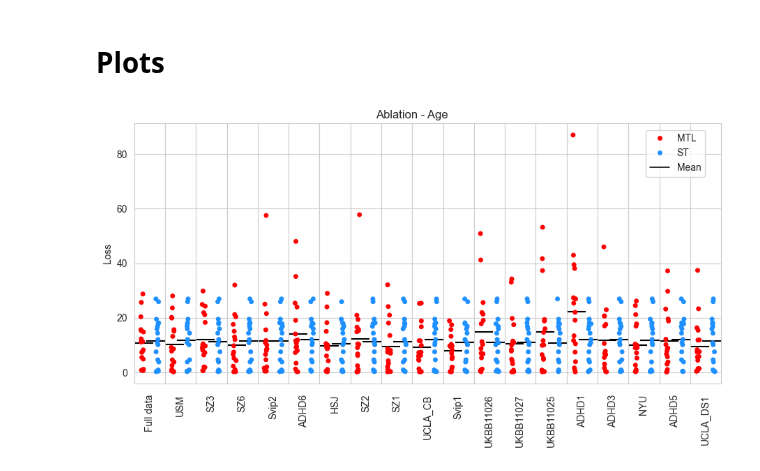
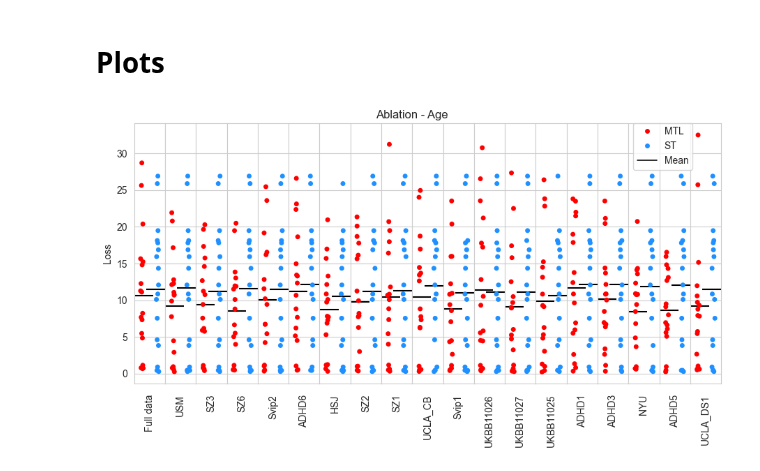
Before and after one commit to harveyaa/neuropsych_mtl, a Jupyter notebook: MTL/reviews/age_sex/age_ablation.ipynb, the cells around one changed output. Saved outputs shown, nothing was run; the diff lists cells and outputs as text; code cells hidden in the pictures.

```diff
--- a/MTL/reviews/age_sex/age_ablation.ipynb
+++ b/MTL/reviews/age_sex/age_ablation.ipynb
@@ -49,11 +49,10 @@ df_st = pd.DataFrame(st_data).mean()
 # %% [markdown]
 # Load Ablation Data
 # %%
-# TODO UPDATE W FULL DATA
 ablation_data = []
 for site in sites:
     folds = []
-    for fold in range(1):
+    for fold in range(5):
         p_parent = os.path.join(p_mtl_abl, f"{site}/fold_{fold}")
         file = [f for f in os.listdir(p_parent) if f[-4:]=='.csv'][0]
         df = pd.read_csv(os.path.join(p_parent,file),index_col=0,header=[0,1])
@@ -107,32 +106,32 @@ for i, case in enumerate(plot_cases):
         abl_case = pd.concat([df_ablation.transpose()[case],pd.Series(18*['mtl'],index=sites)],axis=1,keys=['acc','type'])
         st_drop = pd.concat([df_st.drop(case),pd.Series(18*['baseline'],index=sites)],axis=1,keys=['acc','type'])
 
         df_master = pd.concat([abl_case,st_drop]).reset_index()
 
         sns.stripplot(data=df_master, x='type',y='acc',hue='type',ax=ax[i],legend=False,palette=colors)
 
         ax[i].scatter('mtl',df_master[df_master['type']=='mtl']['acc'].mean(),color='black',marker='_',sizes=[500])
         ax[i].scatter('baseline',df_master[df_master['type']=='baseline']['acc'].mean(),color='black',marker='_',sizes=[500])
     ax[i].set_xticklabels([None,None])
     ax[i].set_xlabel(plot_cases[i],rotation=90)
     ax[i].set_xlim(-0.5,1.5)
 ax[0].set_ylabel('Loss')
 
 from matplotlib.lines import Line2D
 handles = [Line2D([0], [0], marker='o',color='w', label='MTL',
                           markerfacecolor=colors[0]),
         Line2D([0], [0], marker='o', color='w', label='ST',
                           markerfacecolor=colors[1]),
         Line2D([0], [0], color='black', label='Mean',
                            linewidth=1.15,ls='-')
                           ]
 labels = ['MTL','ST','Mean']
-fig.legend(handles, labels, loc=(0.87,0.79))
+fig.legend(handles, labels, loc=(0.85,0.81))
 
 plt.suptitle ('Ablation - Age')
 
 plt.tight_layout(pad=0.5)
 plt.subplots_adjust(wspace=0)
 plt.savefig(os.path.join('./figures/age_ablation.png'),dpi=300)
 # %% [output]
-[figure, old version]
+[figure, new version]
```
Also changed, not shown: 2 other files.
